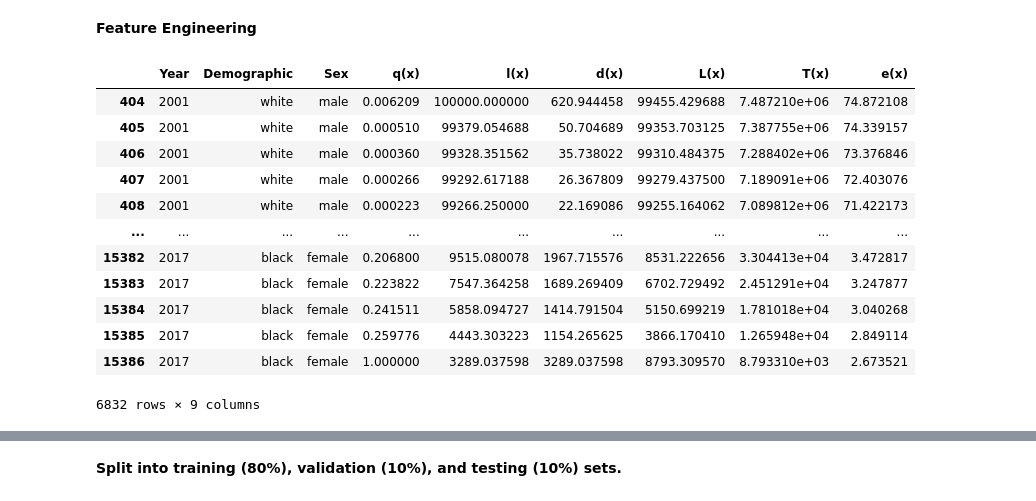
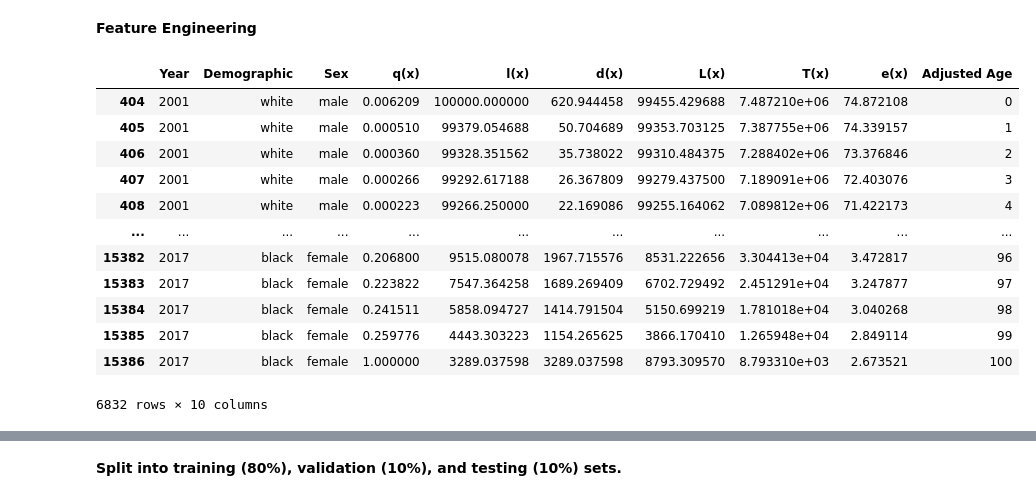
Before and after one commit to rochellekris/Life_Expectancy_ML, a Jupyter notebook: data_collation/Final_Project.ipynb, the cells around one changed output, grey strips where cells are left out. Saved outputs shown, nothing was run; the diff lists cells and outputs as text; code cells hidden in the pictures.

```diff
--- a/data_collation/Final_Project.ipynb
+++ b/data_collation/Final_Project.ipynb
@@ -34,47 +36,39 @@ df = df[df["Sex"] != "total"]
 df = df[df["Demographic"] != "total"]
 # %%
 # turn Age Range into scalar based on the lower number in the range:
-# 1-2 becomes 1; "100 and over" becomes 100
+# 1-2 becomes 1; "100 and over" becomes 100z
+def parseAge(x):
+    group = x
+    if type(group) == str:
+        ind_dash = group.find("-")
+        ind_hyph = group.find("–")
+        if ind_dash < 0 and ind_hyph < 0:
+            lower = 100
+        elif ind_dash >= 0:
+            lower = group[0:ind_dash]
+        else:
+            lower = group[0:ind_hyph]
+        return lower
+    return -1
 
-# maybe just use one-hot encoder and then combine those values into one feature?? not sure
 
-# print(df["Age Range"].unique())
-# display(df[df["Age Range"] == "nan"])
-# display(df)
-# df["Adjusted Age"] = -1
-# n,d = np.shape(df)
-# # print(df[6792:6793])
-# for i in range(1,n):
-#     group = df[: i]["Age Range"].values[-1]
-# #     print(df[1:2])
-# #     print(df[:i].index[-1], group)
-#     if type(group) == str:
-#         ind = group.find("-")
-#         if ind < 0:
-#             lower = 105
-#         else:
-#             lower = group[0:ind]
-#         j = df[:i].index[-1]
-#         df.loc[j, "Adjusted Age"] = lower
-#     print("iter", i, "row",j)
+df["Adjusted Age"] = df["Age Range"].apply(lambda x: parseAge(x))
 
-# print(df.columns)
-# display(df)
 df = df.drop(columns = ["Age Range"])
 
 df
 # %% [output]
-|  | Year | Demographic | Sex | q(x) | l(x) | d(x) | L(x) | T(x) | e(x) |
-| 404 | 2001 | white | male | 0.006209 | 100000.000000 | 620.944458 | 99455.429688 | 7.487210e+06 | 74.872108 |
-| 405 | 2001 | white | male | 0.000510 | 99379.054688 | 50.704689 | 99353.703125 | 7.387755e+06 | 74.339157 |
-| 406 | 2001 | white | male | 0.000360 | 99328.351562 | 35.738022 | 99310.484375 | 7.288402e+06 | 73.376846 |
-| 407 | 2001 | white | male | 0.000266 | 99292.617188 | 26.367809 | 99279.437500 | 7.189091e+06 | 72.403076 |
-| 408 | 2001 | white | male | 0.000223 | 99266.250000 | 22.169086 | 99255.164062 | 7.089812e+06 | 71.422173 |
-| ... | ... | ... | ... | ... | ... | ... | ... | ... | ... |
-| 15382 | 2017 | black | female | 0.206800 | 9515.080078 | 1967.715576 | 8531.222656 | 3.304413e+04 | 3.472817 |
-| 15383 | 2017 | black | female | 0.223822 | 7547.364258 | 1689.269409 | 6702.729492 | 2.451291e+04 | 3.247877 |
-| 15384 | 2017 | black | female | 0.241511 | 5858.094727 | 1414.791504 | 5150.699219 | 1.781018e+04 | 3.040268 |
-| 15385 | 2017 | black | female | 0.259776 | 4443.303223 | 1154.265625 | 3866.170410 | 1.265948e+04 | 2.849114 |
-| 15386 | 2017 | black | female | 1.000000 | 3289.037598 | 3289.037598 | 8793.309570 | 8.793310e+03 | 2.673521 |
+|  | Year | Demographic | Sex | q(x) | l(x) | d(x) | L(x) | T(x) | e(x) | Adjusted Age |
+| 404 | 2001 | white | male | 0.006209 | 100000.000000 | 620.944458 | 99455.429688 | 7.487210e+06 | 74.872108 | 0 |
+| 405 | 2001 | white | male | 0.000510 | 99379.054688 | 50.704689 | 99353.703125 | 7.387755e+06 | 74.339157 | 1 |
+| 406 | 2001 | white | male | 0.000360 | 99328.351562 | 35.738022 | 99310.484375 | 7.288402e+06 | 73.376846 | 2 |
+| 407 | 2001 | white | male | 0.000266 | 99292.617188 | 26.367809 | 99279.437500 | 7.189091e+06 | 72.403076 | 3 |
+| 408 | 2001 | white | male | 0.000223 | 99266.250000 | 22.169086 | 99255.164062 | 7.089812e+06 | 71.422173 | 4 |
+| ... | ... | ... | ... | ... | ... | ... | ... | ... | ... | ... |
+| 15382 | 2017 | black | female | 0.206800 | 9515.080078 | 1967.715576 | 8531.222656 | 3.304413e+04 | 3.472817 | 96 |
+| 15383 | 2017 | black | female | 0.223822 | 7547.364258 | 1689.269409 | 6702.729492 | 2.451291e+04 | 3.247877 | 97 |
+| 15384 | 2017 | black | female | 0.241511 | 5858.094727 | 1414.791504 | 5150.699219 | 1.781018e+04 | 3.040268 | 98 |
+| 15385 | 2017 | black | female | 0.259776 | 4443.303223 | 1154.265625 | 3866.170410 | 1.265948e+04 | 2.849114 | 99 |
+| 15386 | 2017 | black | female | 1.000000 | 3289.037598 | 3289.037598 | 8793.309570 | 8.793310e+03 | 2.673521 | 100 |
-6832 rows × 9 columns
+6832 rows × 10 columns
 # %%
```
Also changed, not shown: parts of 12 cells of this notebook.
